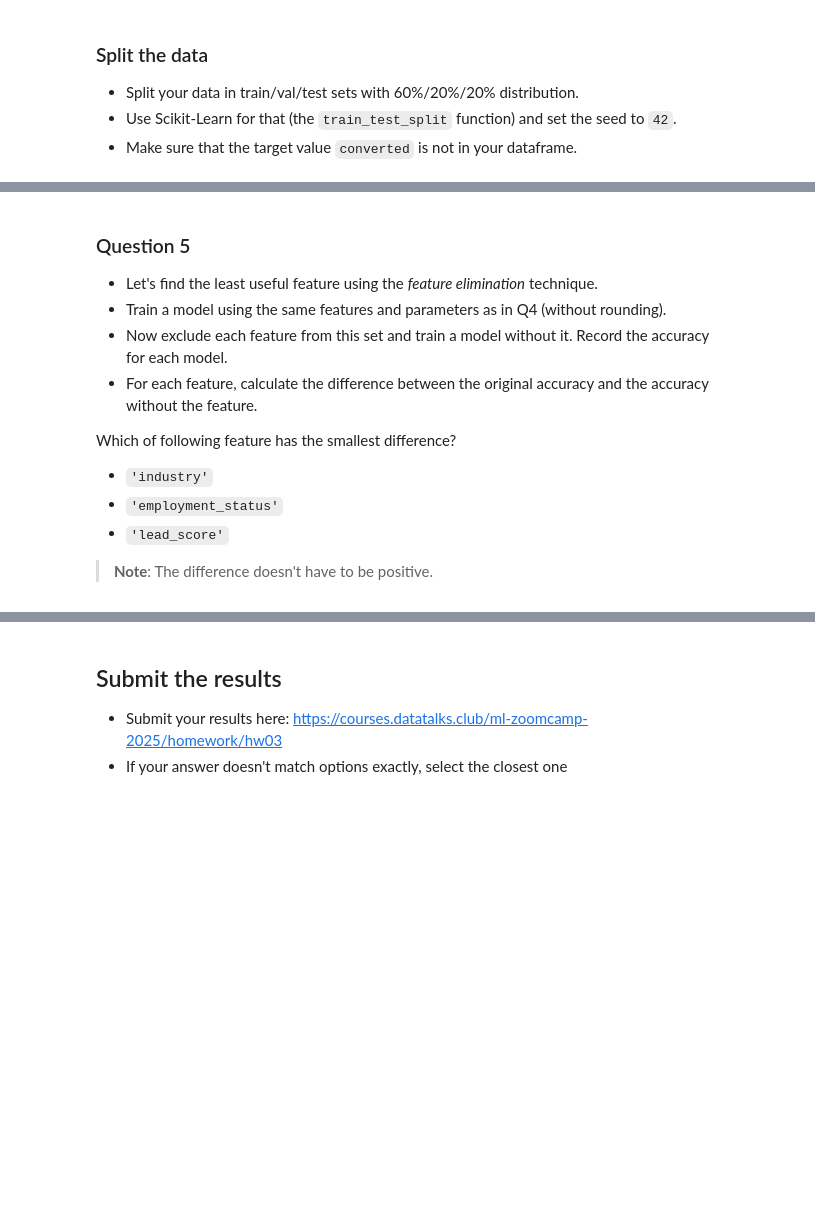
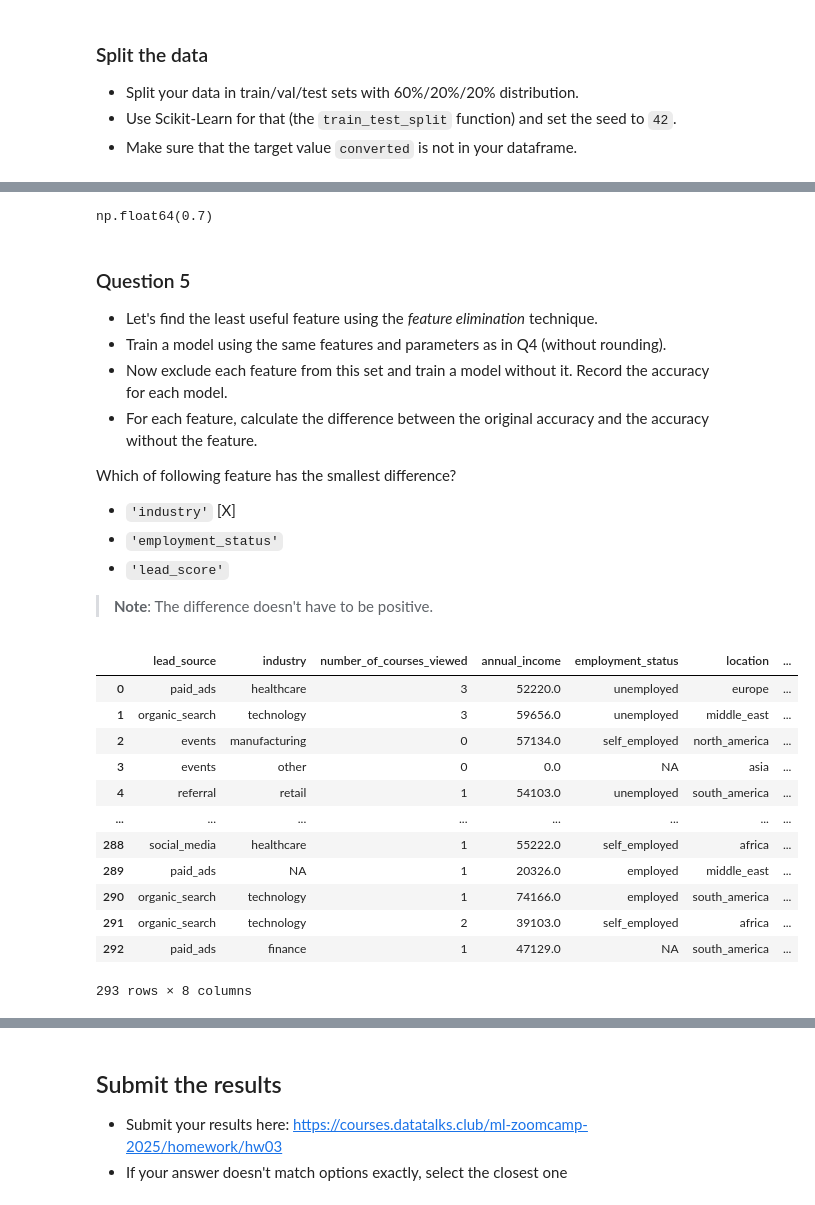
Before and after one commit to ShaniceWilliams/ml-zoomcamp, a Jupyter notebook: 03_Classification/03_Homework.ipynb, the cells around one changed output, grey strips where cells are left out. Cells and saved outputs as stored; diff of their text form; code cells hidden in the pictures; blank space fills up the shorter version.

```diff
--- a/03_Classification/03_Homework.ipynb
+++ b/03_Classification/03_Homework.ipynb
@@ -51,0 +162,2 @@ Only consider the pairs above when answering this question.
+# %%
+df_full_train, df_test = train_test_split(df, test_size=0.2, random_state=42)
@@ -51,0 +168,2 @@ Only consider the pairs above when answering this question.
+# %%
+df_train, df_val = train_test_split(df_full_train, test_size=0.25, random_state=42)
@@ -51,0 +174,4 @@ Only consider the pairs above when answering this question.
+# %%
+df_train = df_train.reset_index(drop=True)
+df_val = df_val.reset_index(drop=True)
+df_test = df_test.reset_index(drop=True)
@@ -80,3 +243,13 @@ What accuracy did you get?
+# %%
+model = LogisticRegression(solver='liblinear', C=1.0, max_iter=1000, random_state=42)
+model.fit(X_train, y_train)
+
+y_pred_val = model.predict_proba(X_val)[:, 1]
+converted_pred = (y_pred_val >= 0.5)
+accuracy = (y_val == converted_pred).mean().round(2)
+accuracy
+# %% [output]
+np.float64(0.7)
 # %% [markdown]
 ### Question 5
 
@@ -87,8 +260,24 @@ What accuracy did you get?
 
 Which of following feature has the smallest difference?
 
-- `'industry'`
+- `'industry'` [X]
 - `'employment_status'`
 - `'lead_score'`
 
 > **Note**: The difference doesn't have to be positive.
+# %%
+df_val
+# %% [output]
+|  | lead_source | industry | number_of_courses_viewed | annual_income | employment_status | location | ... |
+| 0 | paid_ads | healthcare | 3 | 52220.0 | unemployed | europe | ... |
+| 1 | organic_search | technology | 3 | 59656.0 | unemployed | middle_east | ... |
+| 2 | events | manufacturing | 0 | 57134.0 | self_employed | north_america | ... |
+| 3 | events | other | 0 | 0.0 | NA | asia | ... |
+| 4 | referral | retail | 1 | 54103.0 | unemployed | south_america | ... |
+| ... | ... | ... | ... | ... | ... | ... | ... |
+| 288 | social_media | healthcare | 1 | 55222.0 | self_employed | africa | ... |
+| 289 | paid_ads | NA | 1 | 20326.0 | employed | middle_east | ... |
+| 290 | organic_search | technology | 1 | 74166.0 | employed | south_america | ... |
+| 291 | organic_search | technology | 2 | 39103.0 | self_employed | africa | ... |
+| 292 | paid_ads | finance | 1 | 47129.0 | NA | south_america | ... |
+293 rows × 8 columns
```
Also changed, not shown: parts of 33 cells of this notebook, 2 other files.
